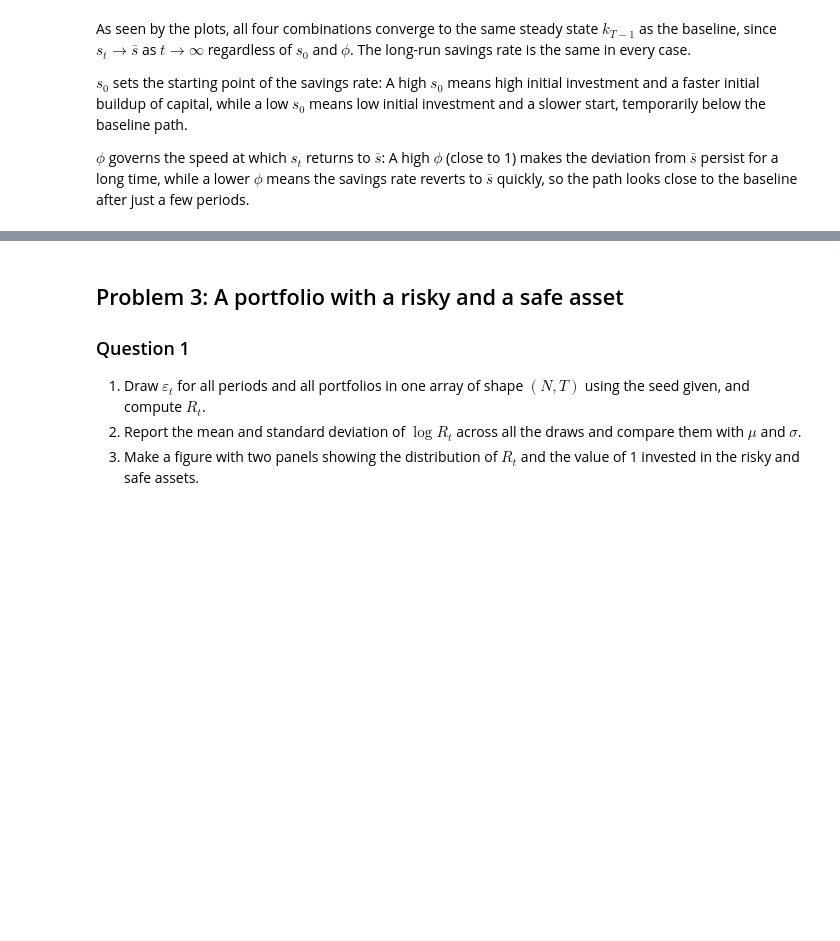
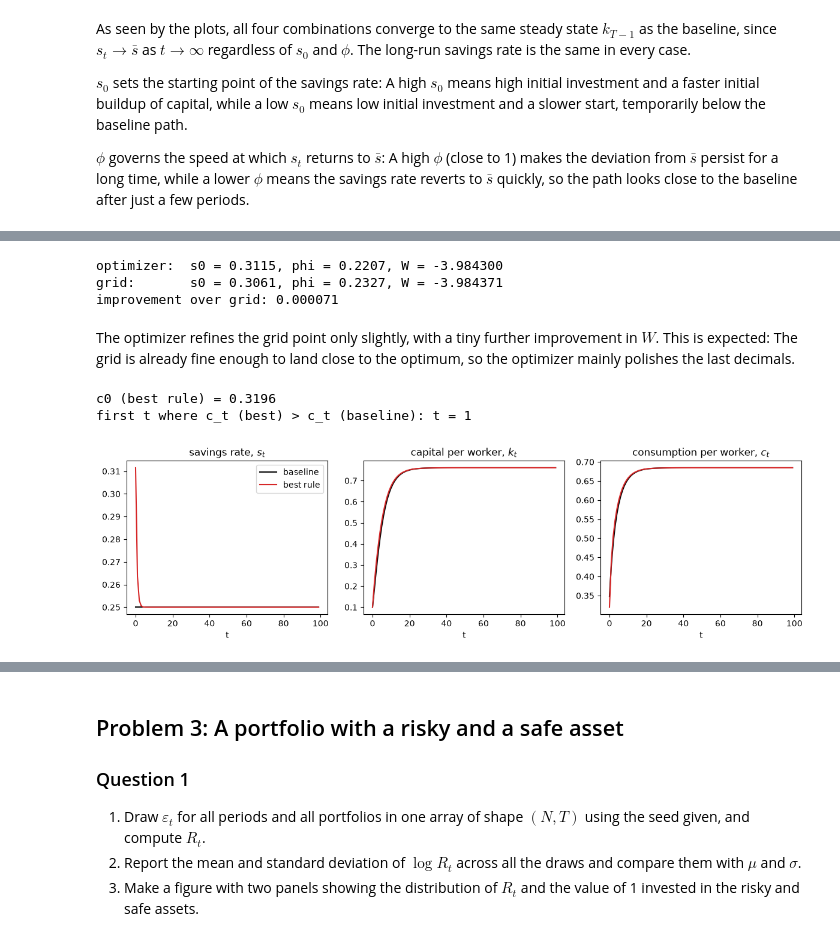
Before and after one commit to NumEconCopenhagen/projects-2025-jvb, a Jupyter notebook: 03_examproject/Examproject.ipynb, the cells around one changed output, grey strips where cells are left out. Saved outputs shown, nothing was run; the diff lists cells and outputs as text; code cells hidden in the pictures; blank space fills up the shorter version.

```diff
--- a/03_examproject/Examproject.ipynb
+++ b/03_examproject/Examproject.ipynb
@@ -147,0 +219,54 @@ $\phi$ governs the speed at which $s_t$ returns to $\bar{s}$: A high $\phi$ (clo
+# %%
+from scipy import optimize
+
+# Minimize -W (since we want to maximize W)
+obj = lambda x: -model.evaluate(x[0], x[1])
+result = optimize.minimize(obj, x0=[s0_best_grid, phi_best_grid], method='Nelder-Mead')
+
+s0_opt, phi_opt = result.x
+W_opt = -result.fun
+
+print(f'optimizer:  s0 = {s0_opt:.4f}, phi = {phi_opt:.4f}, W = {W_opt:.6f}')
+print(f'grid:       s0 = {s0_best_grid:.4f}, phi = {phi_best_grid:.4f}, W = {W_best_grid:.6f}')
+print(f'improvement over grid: {W_opt - W_best_grid:.6f}')
+# %% [output]
+optimizer:  s0 = 0.3115, phi = 0.2207, W = -3.984300
+grid:       s0 = 0.3061, phi = 0.2327, W = -3.984371
+improvement over grid: 0.000071
+# %% [markdown]
+The optimizer refines the grid point only slightly, with a tiny further improvement in $W$. This is expected: The grid is already fine enough to land close to the optimum, so the optimizer mainly polishes the last decimals.
+# %%
+import copy
+
+# Simulate the best rule
+sim_best = copy.deepcopy(model.simulate(s=model.s_path(s0_opt, phi_opt)))
+
+# Report c0 and the first period where c_best exceeds baseline
+print(f'c0 (best rule) = {sim_best.c[0]:.4f}')
+diff = sim_best.c - sim_baseline.c
+first_above = np.argmax(diff > 0)
+print(f'first t where c_t (best) > c_t (baseline): t = {first_above}')
+
+# Plot s_t, k_t, c_t: best rule vs baseline
+fig, axes = plt.subplots(1, 3, figsize=(12, 3.5))
+
+axes[0].plot(t, sim_baseline.s, color='black', label='baseline')
+axes[0].plot(t, sim_best.s, color='tab:red', label='best rule')
+axes[1].plot(t, sim_baseline.k, color='black', label='baseline')
+axes[1].plot(t, sim_best.k, color='tab:red', label='best rule')
+axes[2].plot(t, sim_baseline.c, color='black', label='baseline')
+axes[2].plot(t, sim_best.c, color='tab:red', label='best rule')
+
+axes[0].set_title('savings rate, $s_t$')
+axes[1].set_title('capital per worker, $k_t$')
+axes[2].set_title('consumption per worker, $c_t$')
+for ax in axes:
+    ax.set_xlabel('t')
+axes[0].legend()
+
+fig.tight_layout()
+plt.show()
+# %% [output]
+c0 (best rule) = 0.3196
+first t where c_t (best) > c_t (baseline): t = 1
+[figure, added]
```
Also changed, not shown: parts of 20 cells of this notebook, 1 other file.
